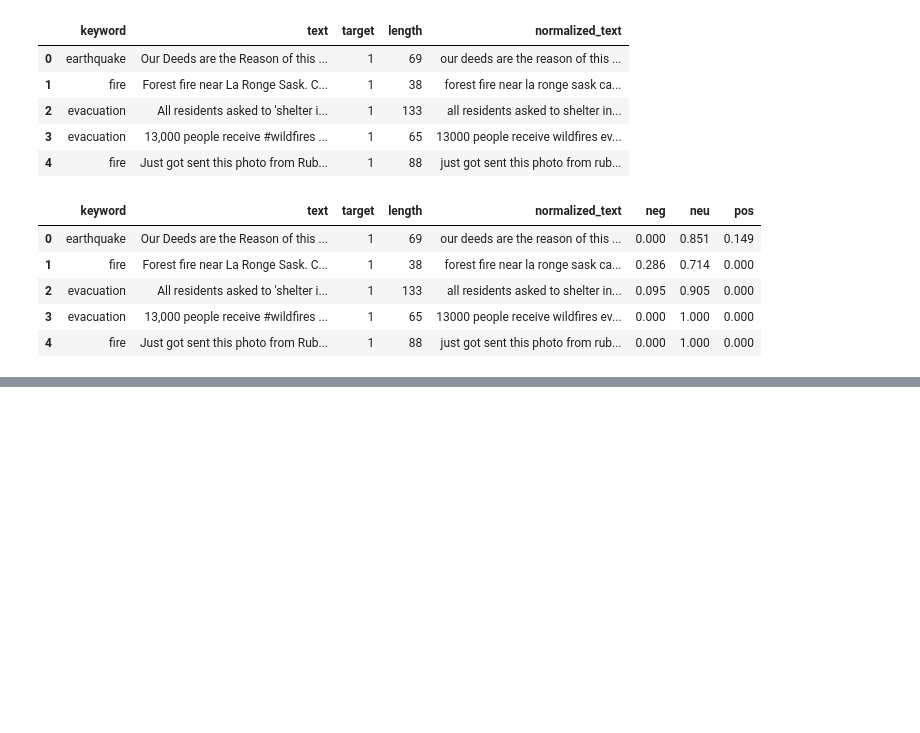
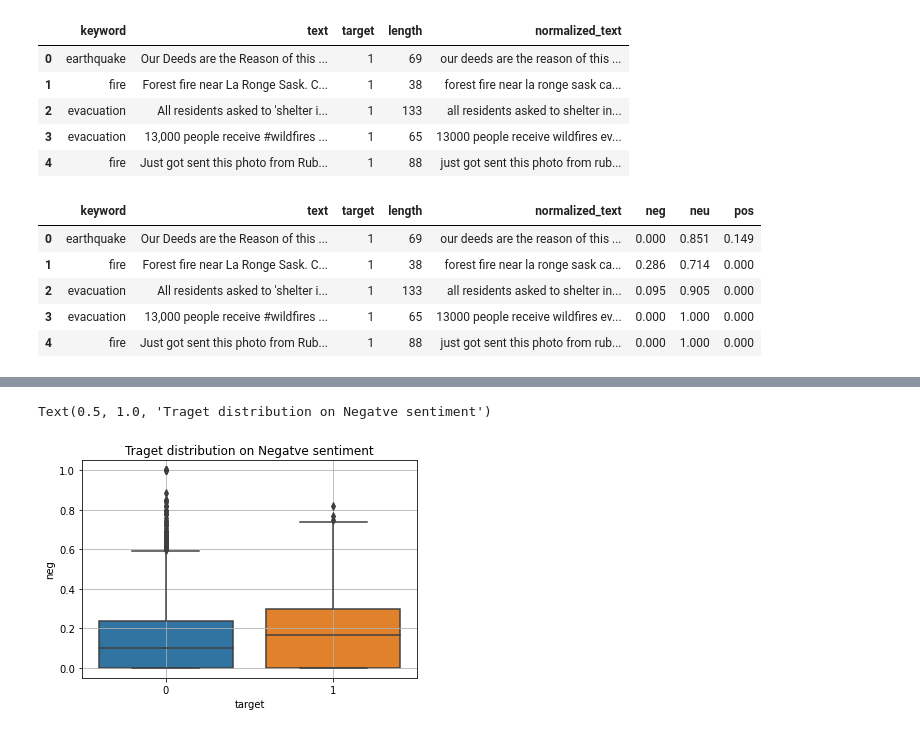
Before and after one commit to Shiska07/Information-Retreval-and-Natural-Language-Processing, a Jupyter notebook: Text Data Preprocessing using Normalization for NLP.ipynb, the cells around one changed output, grey strips where cells are left out. Saved outputs shown, nothing was run; the diff lists cells and outputs as text; code cells hidden in the pictures; blank space fills up the shorter version.

Commit message:
analyse sentiment distribution

```diff
--- a/Text Data Preprocessing using Normalization for NLP.ipynb
+++ b/Text Data Preprocessing using Normalization for NLP.ipynb
@@ -404,0 +414,9 @@ df_test.drop(['normalized_text'], axis = 1, inplace = True)
+# %%
+# let's checkout the distribution based plt.figure(figsize = (8,6))
+plt.figure(figsize = (6,4))
+sns.boxplot(data = df_train, x = 'target', y = 'neg')
+plt.grid(which = 'both')
+plt.title('Traget distribution on Negatve sentiment')
+# %% [output]
+Text(0.5, 1.0, 'Traget distribution on Negatve sentiment')
+[figure, added]
```
Also changed, not shown: parts of 3 cells of this notebook.
